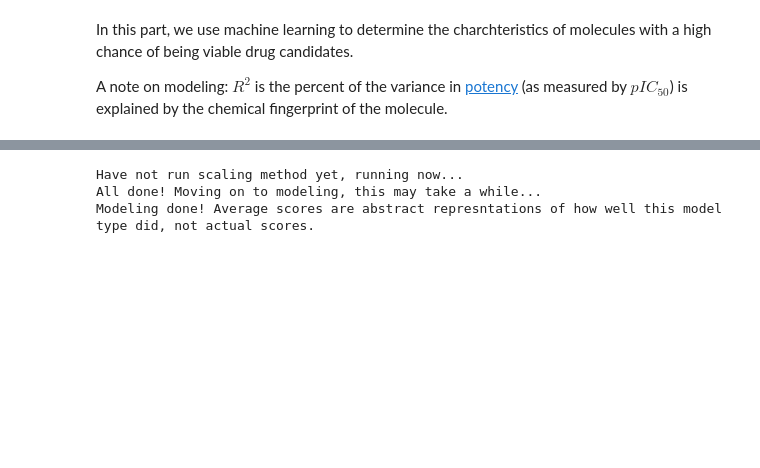
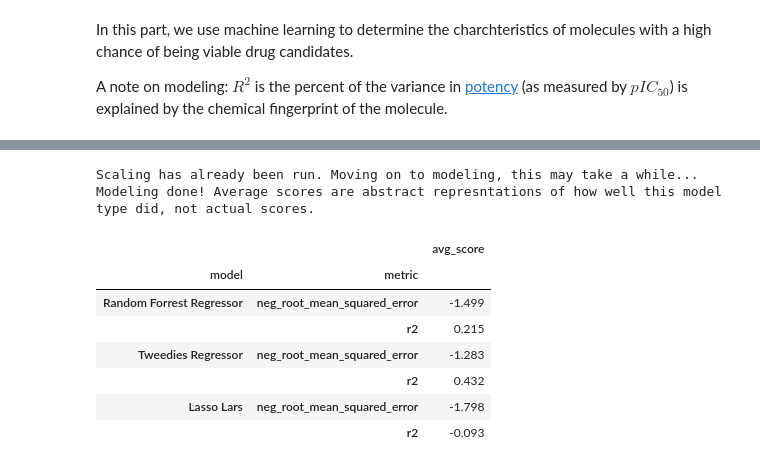
Before and after one commit to Germain-Drug-Discovery-Project/drug-discovery-project, a Jupyter notebook: Final Notebook.ipynb, the cells around one changed output, grey strips where cells are left out. Drawn from its saved outputs; the diff is of its cells as text; code cells hidden in the pictures; blank space fills up the shorter version.

```diff
--- a/Final Notebook.ipynb
+++ b/Final Notebook.ipynb
@@ -237,7 +257,15 @@ model_obj = Modeling_class(modeling_df, target, models, names)
 # %%
-avg_metrics, outputs = model_obj.regression_modeling(splits = 10)
+# Running modeling for regression
+model_obj.regression_modeling(splits = 10)
 # %% [output]
-Have not run scaling method yet, running now...
-All done! Moving on to modeling, this may take a while...
+Scaling has already been run. Moving on to modeling, this may take a while...
 Modeling done! Average scores are abstract represntations of how well this model type did, not actual scores.
+|  |  | avg_score |
+| model | metric |  |
+| Random Forrest Regressor | neg_root_mean_squared_error | -1.499 |
+|  | r2 | 0.215 |
+| Tweedies Regressor | neg_root_mean_squared_error | -1.283 |
+|  | r2 | 0.432 |
+| Lasso Lars | neg_root_mean_squared_error | -1.798 |
+|  | r2 | -0.093 |
 # %%
```
Also changed, not shown: parts of 22 cells of this notebook, 2 other files.
